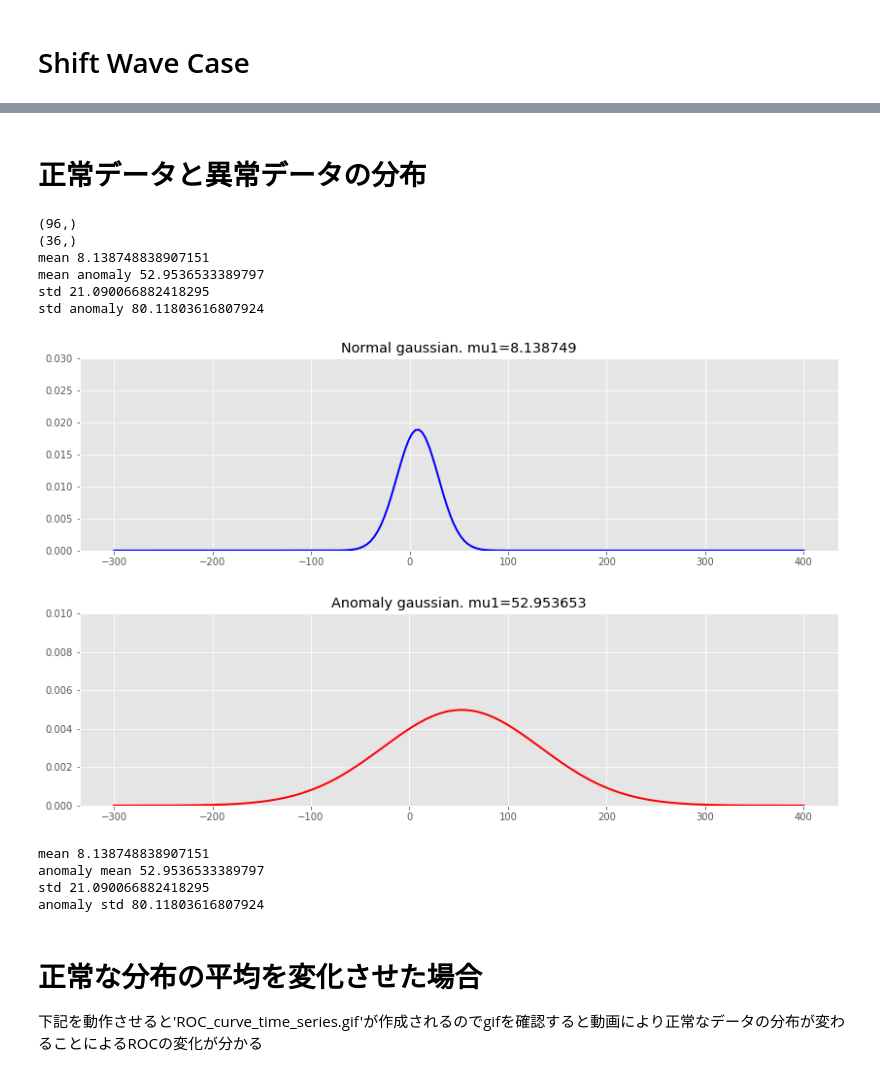
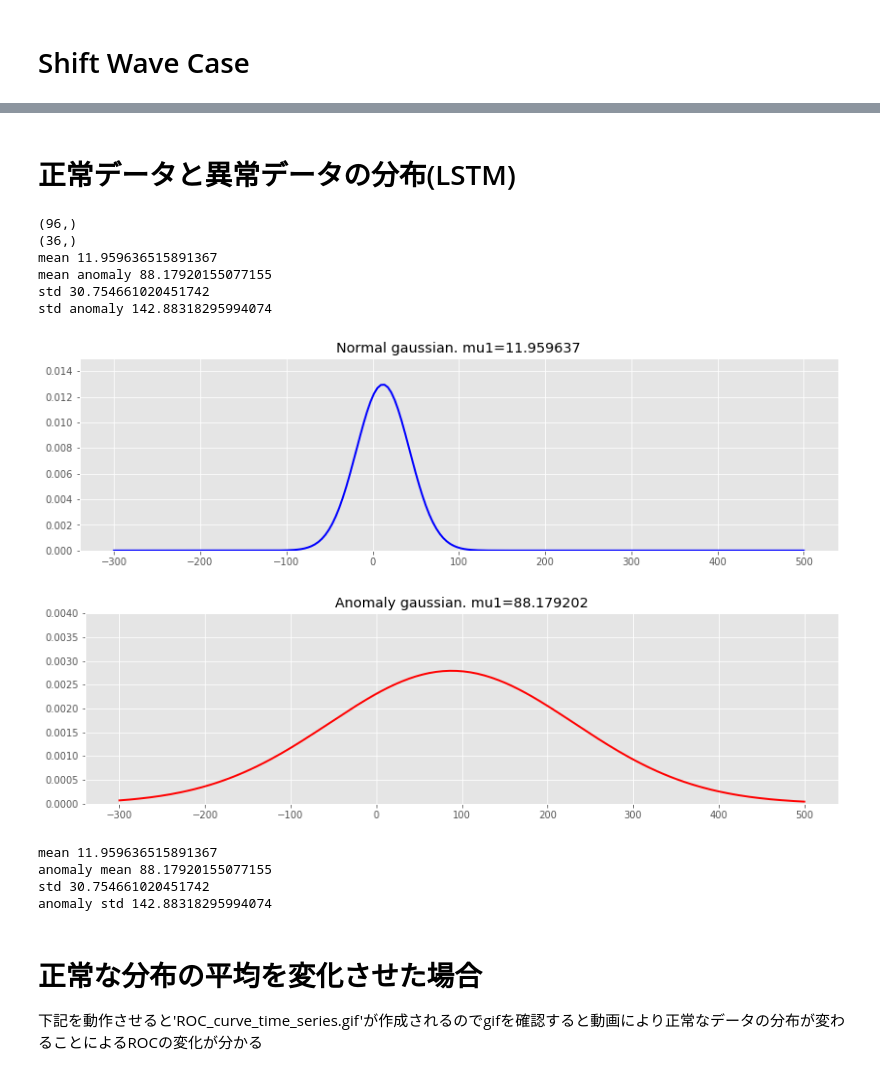
Before and after one commit to SnowMasaya/time_series_anomaly_detect_hands_on, a Jupyter notebook: advanced/time_series_anomaly_detect_keras.ipynb, the cells around one changed output, grey strips where cells are left out. Saved outputs shown, nothing was run; the diff lists cells and outputs as text; code cells hidden in the pictures.

```diff
--- a/advanced/time_series_anomaly_detect_keras.ipynb
+++ b/advanced/time_series_anomaly_detect_keras.ipynb
@@ -406,7 +402,7 @@ def show_graph_threshold(day, data, threshold, label, color="b", fix_threshold=T
 
 x_test, scaler_test = prepare_data(X_test, time_steps)
 
-predict_test, x_scale_test = predict_model_show_graph(X_test_day[window + 1:], x_test, scaler_test)
+predict_test, x_scale_test = predict_model_show_graph(X_test_day[window + 1:], x_test, scaler_test, model)
 
 normalize_predict_test= normalize_predict(predict_test)
 
@@ -442,7 +438,8 @@ anomaly_spike = spike_X.copy()
 
 anomaly_spike, scaler_test_spike = prepare_data(anomaly_spike, time_steps)
 
-predict_test, anomaly_spike_scale = predict_model_show_graph(X_test_day[window + 1:], anomaly_spike, scaler_test_spike)
+predict_test, anomaly_spike_scale = predict_model_show_graph(X_test_day[window + 1:],
+                                                             anomaly_spike, scaler_test_spike, model)
 
 normalize_predict_test = normalize_predict(predict_test)
 
@@ -474,7 +471,8 @@ after max [1.]
 anomaly_change = change_X.copy()
 anomaly_change, scaler_test_change = prepare_data(anomaly_change, time_steps)
 
-predict_test, anomaly_change_scale = predict_model_show_graph(X_test_day[window + 1:], anomaly_change, scaler_test_change)
+predict_test, anomaly_change_scale = predict_model_show_graph(X_test_day[window + 1:],
+                                                              anomaly_change, scaler_test_change, model)
 
 normalize_predict_test = normalize_predict(predict_test)
 
@@ -506,7 +504,8 @@ after max [1.0000001]
 anomaly_shift = shift_X.copy()
 anomaly_shift, scaler_test_shift = prepare_data(anomaly_shift, time_steps)
 
-predict_test, anomaly_shift_scale = predict_model_show_graph(X_test_day[window + 1:], anomaly_shift, scaler_test_shift)
+predict_test, anomaly_shift_scale = predict_model_show_graph(X_test_day[window + 1:],
+                                                             anomaly_shift, scaler_test_shift, model)
 
 normalize_predict_test = normalize_predict(predict_test)
 
@@ -535,5 +534,5 @@ after max [1.]
 # %% [markdown]
-# 正常データと異常データの分布
+# 正常データと異常データの分布(LSTM)
 # %%
 mse_value_test_normal_mean = np.mean(mse_value_test_normal)
 mse_value_test_normal_std = np.std(mse_value_test_normal)
@@ -552,51 +551,51 @@ print('std {}'.format(mse_value_test_normal_std))
 print('std anomaly {}'.format(mse_value_anomaly_std))
 
 xmin = -300
-xmax = 400
+xmax = 500
 
 sx = 200
 xx = np.linspace(xmin, xmax, sx)
 
 x1 = st.norm.pdf(xx, loc=mse_value_test_normal_mean, scale=mse_value_test_normal_std)
 
 xx_anomaly = np.linspace(xmin, xmax, sx)
 
 x2 = st.norm.pdf(xx_anomaly, loc=mse_value_anomaly_mean, scale=mse_value_anomaly_std)
 
 plt.figure(figsize=(14, 8))
 plt.subplot(211)
 plt.title("Normal gaussian. mu1=%f"%(mse_value_test_normal_mean))
-plt.ylim(0, 0.03)
+plt.ylim(0, 0.015)
 
 plt.plot(xx, x1, color='b', linewidth=2, zorder = 200)
 
 # plt.show()
 plt.figure(figsize=(14, 8))
 plt.subplot(212)
 plt.title("Anomaly gaussian. mu1=%f"%(mse_value_anomaly_mean))
-plt.ylim(0, 0.01)
+plt.ylim(0, 0.004)
 
 plt.plot(xx, x2, color='r', linewidth=2, zorder = 200)
 
 plt.show()
 
 print('mean {}'.format(mse_value_test_normal_mean))
 print('anomaly mean {}'.format(mse_value_anomaly_mean))
 print('std {}'.format(mse_value_test_normal_std))
 print('anomaly std {}'.format(mse_value_anomaly_std))
 # %% [output]
 (96,)
 (36,)
-mean 8.138748838907151
-mean anomaly 52.9536533389797
-std 21.090066882418295
-std anomaly 80.11803616807924
+mean 11.959636515891367
+mean anomaly 88.17920155077155
+std 30.754661020451742
+std anomaly 142.88318295994074
-[figure, old version]
+[figure, new version]
-[figure, old version]
+[figure, new version]
-mean 8.138748838907151
-anomaly mean 52.9536533389797
-std 21.090066882418295
-anomaly std 80.11803616807924
+mean 11.959636515891367
+anomaly mean 88.17920155077155
+std 30.754661020451742
+anomaly std 142.88318295994074
 # %% [markdown]
 # 正常な分布の平均を変化させた場合
 
```
Also changed, not shown: parts of 23 cells of this notebook.
